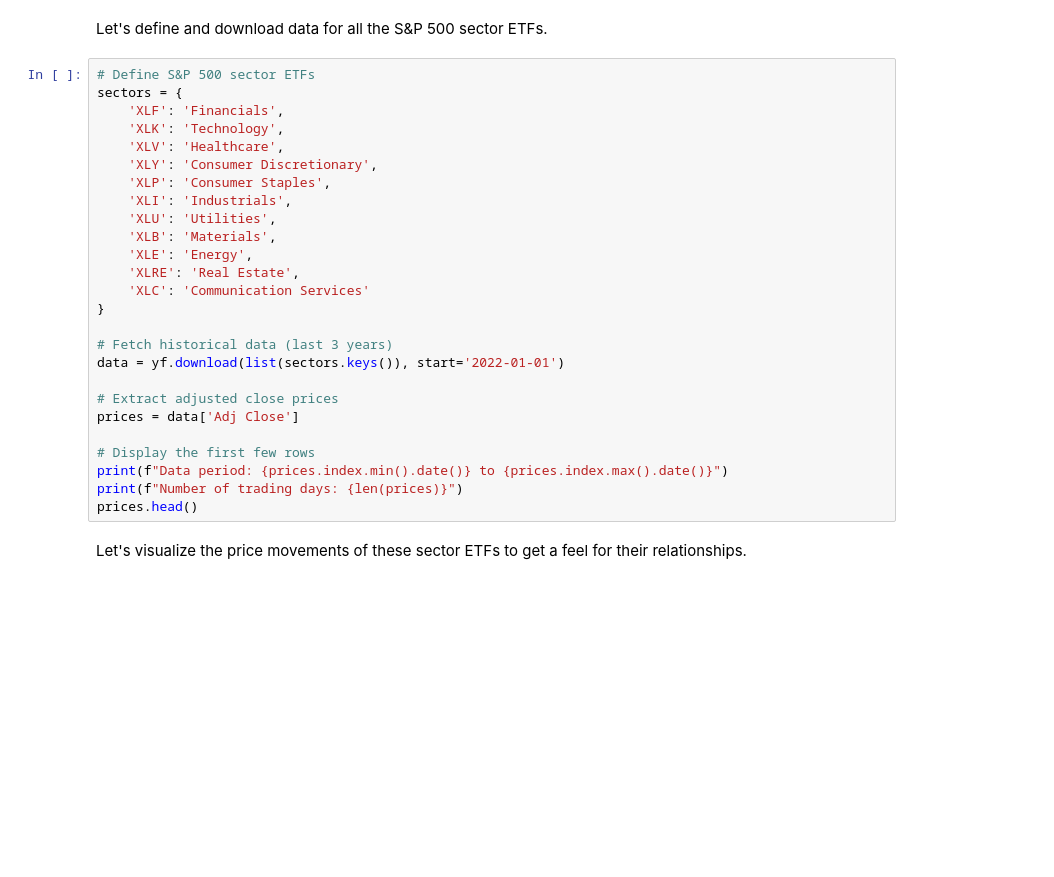
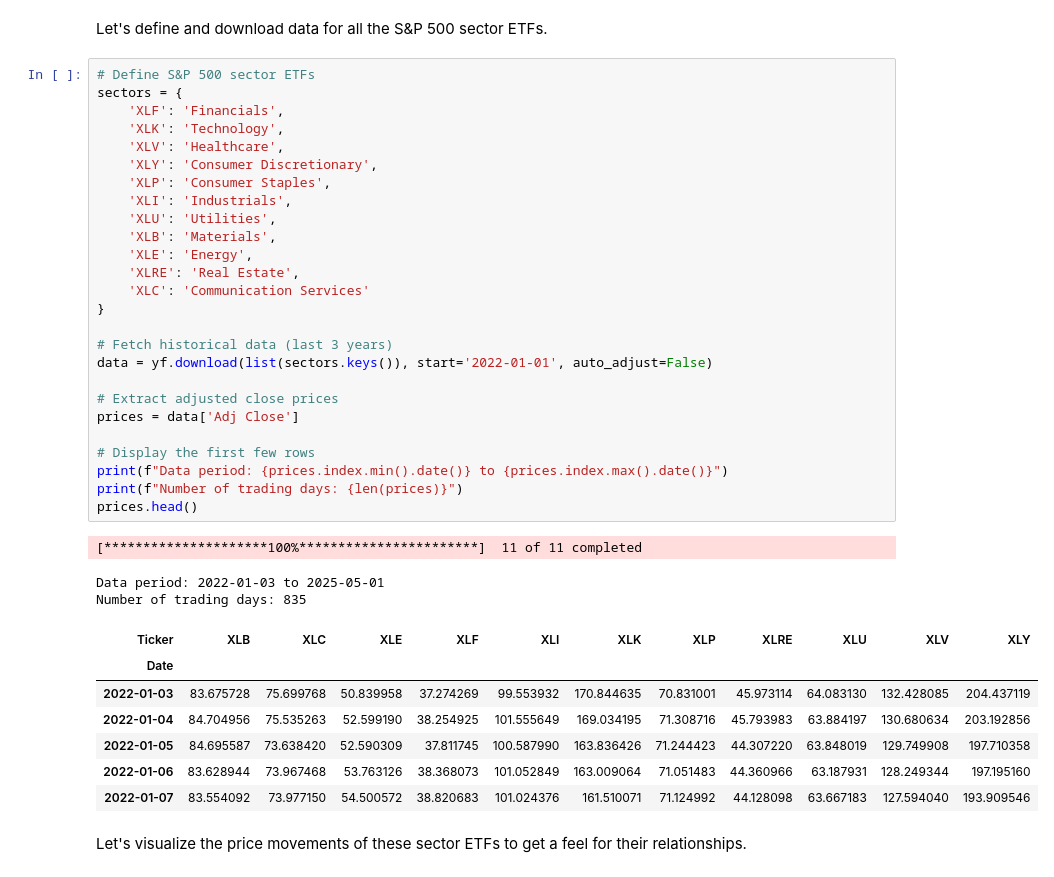
Before and after one commit to tomas-rampas/fin-math-quant-recipes, a Jupyter notebook: jupiters/03 Risk-Return Optimization for S&P 500 Sector Allocation.ipynb, the cells around one changed output. Cells and saved outputs as stored; diff of their text form; blank space fills up the shorter version.

```diff
--- a/jupiters/03 Risk-Return Optimization for S&P 500 Sector Allocation.ipynb
+++ b/jupiters/03 Risk-Return Optimization for S&P 500 Sector Allocation.ipynb
@@ -33,29 +33,40 @@ Let's define and download data for all the S&P 500 sector ETFs.
 # %%
 # Define S&P 500 sector ETFs
 sectors = {
     'XLF': 'Financials',
     'XLK': 'Technology',
     'XLV': 'Healthcare',
     'XLY': 'Consumer Discretionary',
     'XLP': 'Consumer Staples',
     'XLI': 'Industrials',
     'XLU': 'Utilities',
     'XLB': 'Materials',
     'XLE': 'Energy',
     'XLRE': 'Real Estate',
     'XLC': 'Communication Services'
 }
 
 # Fetch historical data (last 3 years)
-data = yf.download(list(sectors.keys()), start='2022-01-01')
+data = yf.download(list(sectors.keys()), start='2022-01-01', auto_adjust=False)
 
 # Extract adjusted close prices
 prices = data['Adj Close']
 
 # Display the first few rows
 print(f"Data period: {prices.index.min().date()} to {prices.index.max().date()}")
 print(f"Number of trading days: {len(prices)}")
 prices.head()
+# %% [output]
+[*********************100%***********************]  11 of 11 completed
+Data period: 2022-01-03 to 2025-05-01
+Number of trading days: 835
+| Ticker | XLB | XLC | XLE | XLF | XLI | XLK | XLP | XLRE | XLU | XLV | XLY |
+| Date |  |  |  |  |  |  |  |  |  |  |  |
+| 2022-01-03 | 83.675728 | 75.699768 | 50.839958 | 37.274269 | 99.553932 | 170.844635 | 70.831001 | 45.973114 | 64.083130 | 132.428085 | 204.437119 |
+| 2022-01-04 | 84.704956 | 75.535263 | 52.599190 | 38.254925 | 101.555649 | 169.034195 | 71.308716 | 45.793983 | 63.884197 | 130.680634 | 203.192856 |
+| 2022-01-05 | 84.695587 | 73.638420 | 52.590309 | 37.811745 | 100.587990 | 163.836426 | 71.244423 | 44.307220 | 63.848019 | 129.749908 | 197.710358 |
+| 2022-01-06 | 83.628944 | 73.967468 | 53.763126 | 38.368073 | 101.052849 | 163.009064 | 71.051483 | 44.360966 | 63.187931 | 128.249344 | 197.195160 |
+| 2022-01-07 | 83.554092 | 73.977150 | 54.500572 | 38.820683 | 101.024376 | 161.510071 | 71.124992 | 44.128098 | 63.667183 | 127.594040 | 193.909546 |
 # %% [markdown]
 Let's visualize the price movements of these sector ETFs to get a feel for their relationships.
 # %%
```
Also changed, not shown: parts of 19 cells of this notebook, 8 other files.
